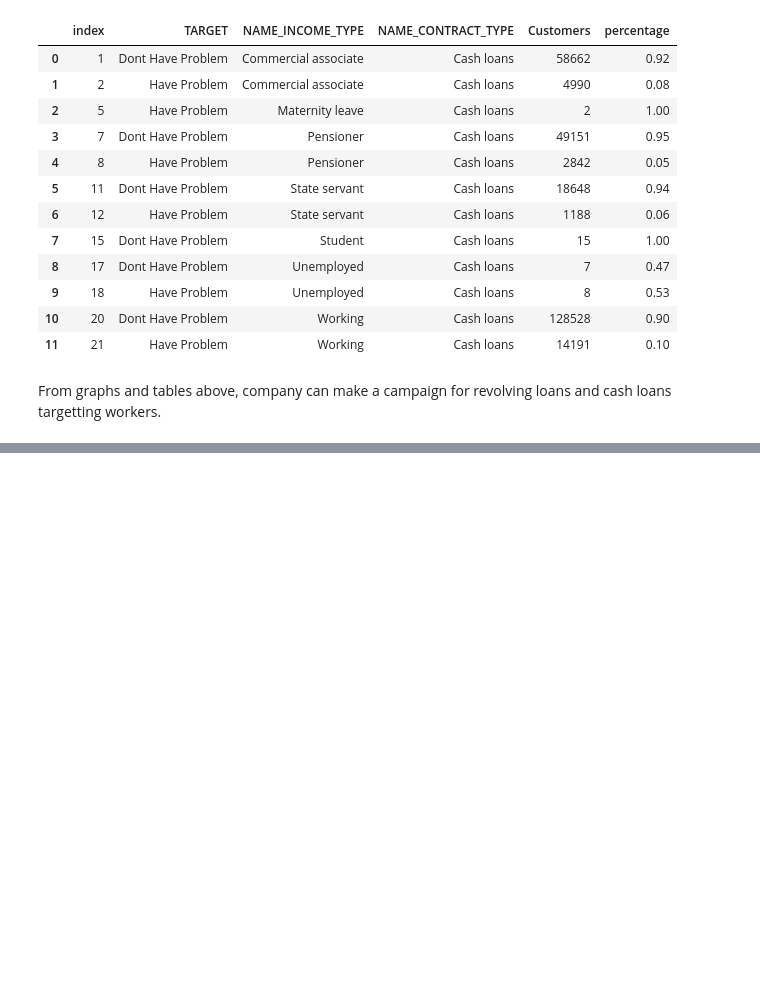
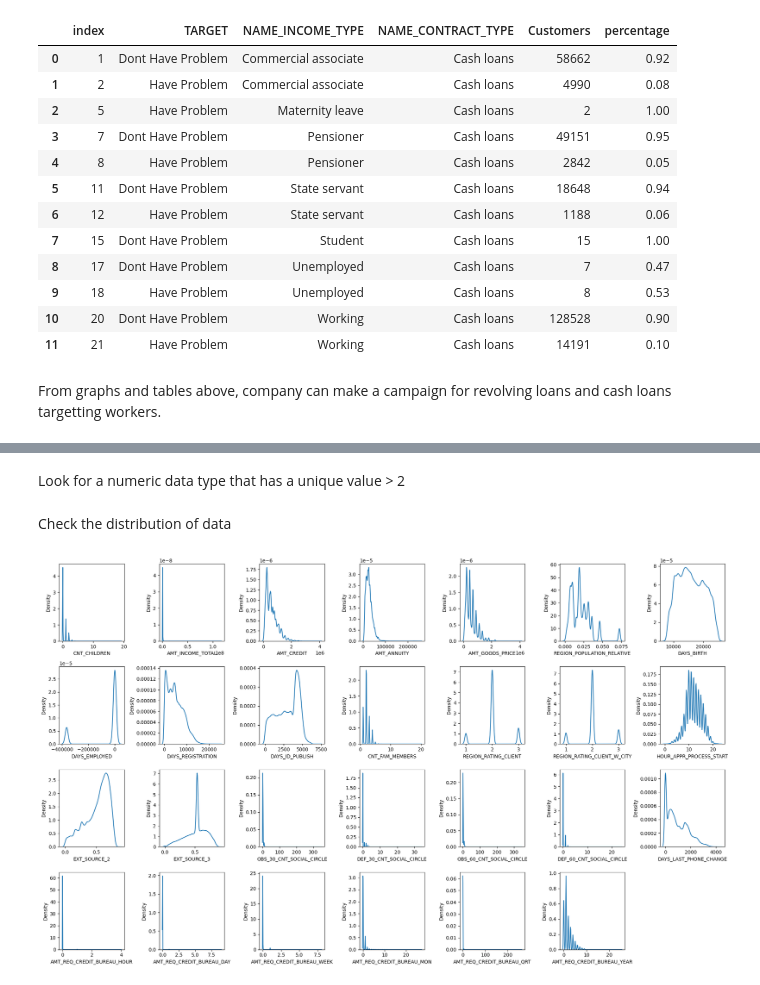
Before and after one commit to syafafad/Credit-Score-Card-Project-Draft, a Jupyter notebook: Task 5.ipynb, the cells around one changed output, grey strips where cells are left out. Saved outputs shown, nothing was run; the diff lists cells and outputs as text; code cells hidden in the pictures; blank space fills up the shorter version.

```diff
--- a/Task 5.ipynb
+++ b/Task 5.ipynb
@@ -468,0 +539,2 @@ From graphs and tables above, company can make a campaign for revolving loans an
+# %%
+x = data_train_ready.drop(columns = 'TARGET')
@@ -468,0 +543,2 @@ From graphs and tables above, company can make a campaign for revolving loans an
+# %%
+num = x.select_dtypes(exclude='object')
@@ -468,0 +557,4 @@ From graphs and tables above, company can make a campaign for revolving loans an
+# %%
+negative_column = num.columns[(num < 0).any()].tolist()
+num[negative_column] = num[negative_column] * -1
+num.head()
@@ -468,0 +569,24 @@ From graphs and tables above, company can make a campaign for revolving loans an
+# %% [markdown]
+Look for a numeric data type that has a unique value > 2
+# %%
+df_num = pd.DataFrame(num.nunique(), columns = ['Total_unique']).reset_index()
+df_num = df_num.rename(columns = {'index' : 'Name_of_column'})
+
+num_a = []
+num_b = []
+for i,y in enumerate(df_num.Name_of_column):
+    if df_num['Total_unique'][i] > 2:
+        num_a.append(y)
+    else:
+        num_b.append(y)
+# %% [markdown]
+Check the distribution of data
+# %%
+plt.figure(figsize=(20,12))
+
+for i, column in enumerate (num[num_a].columns, 1):
+    plt.subplot(4,7,i)
+    sns.kdeplot(data=num[num_a], x=num[column])
+    plt.tight_layout()
+# %% [output]
+[figure, added]
```
Also changed, not shown: parts of 63 cells of this notebook.
